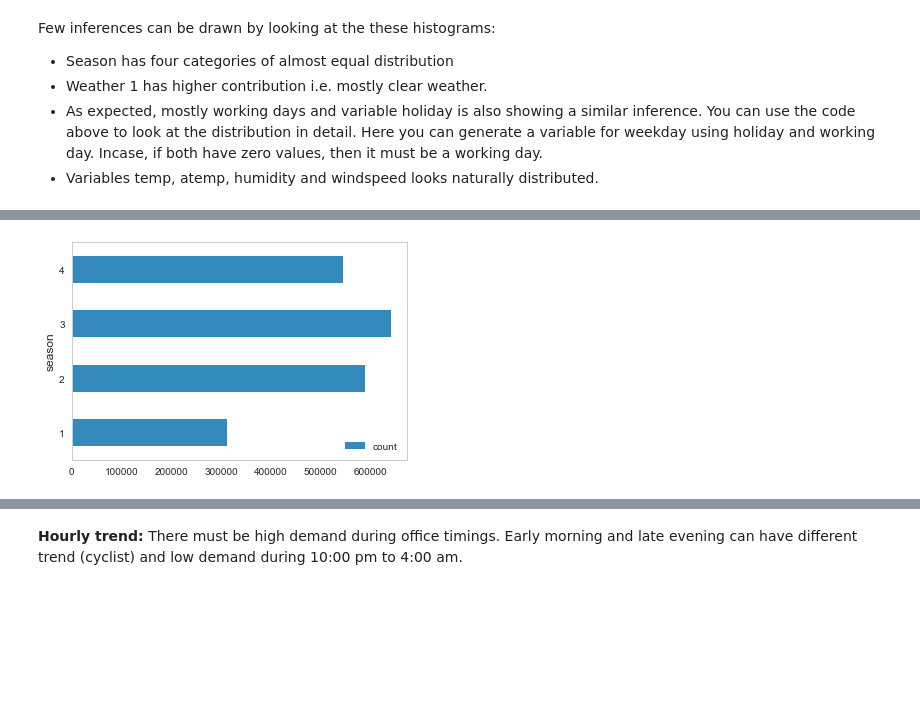
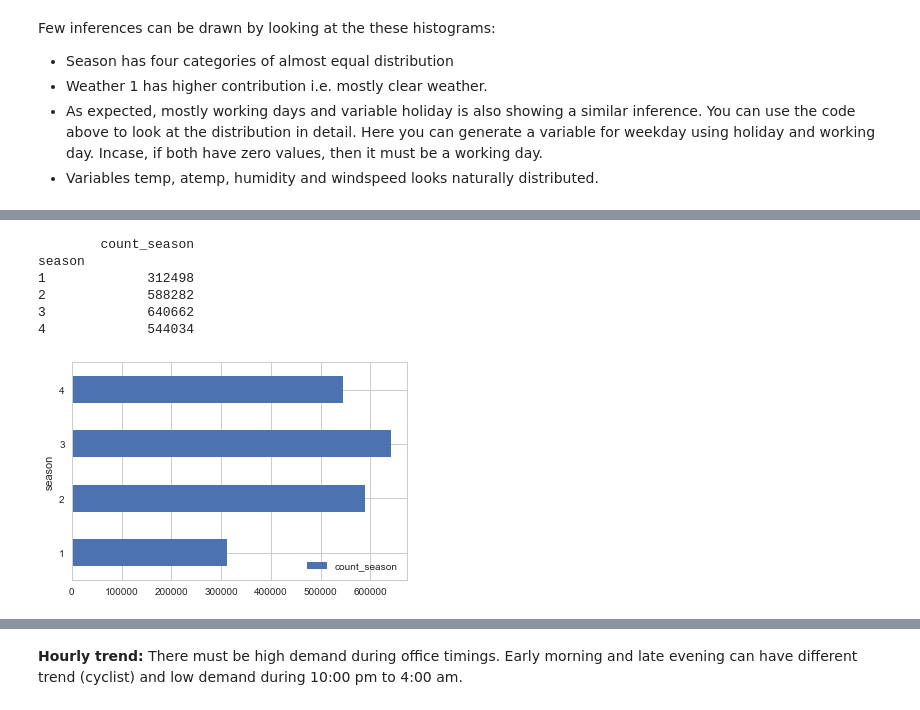
Before and after one commit to LinuxAI-PKU/ml-workspace, a Jupyter notebook: kaggle-bike-sharing-demand/kaggle-bike-sharing-demand.ipynb, the cells around one changed output, grey strips where cells are left out. Saved outputs shown, nothing was run; the diff lists cells and outputs as text; code cells hidden in the pictures; blank space fills up the shorter version.

```diff
--- a/kaggle-bike-sharing-demand/kaggle-bike-sharing-demand.ipynb
+++ b/kaggle-bike-sharing-demand/kaggle-bike-sharing-demand.ipynb
@@ -208,6 +208,11 @@ Few inferences can be drawn by looking at the these histograms:
 - Weather 1 has higher contribution i.e. mostly clear weather.
 - As expected, mostly working days and variable holiday is also showing a similar inference. You can use the code above to look at the distribution in detail. Here you can generate a variable for weekday using holiday and working day. Incase, if both have zero values, then it must be a working day.
 - Variables temp, atemp, humidity and windspeed  looks naturally distributed.
+# %%
+# logarithmic transformation of dependent cols
+# (adding 1 first so that 0 values don't become -inf)
+for col in ['casual', 'registered', 'count']:
+    all_df['%s_log' % col] = np.log(all_df[col] + 1)
 # %%
 all_df['date'] = dt.date
 all_df['day'] = dt.day
@@ -245,10 +250,22 @@ all_df["atemp"] = all_df["atemp"].interpolate(method='time')
 all_df["humidity"] = all_df["humidity"].interpolate(method='time').apply(np.round)
 all_df["windspeed"] = all_df["windspeed"].interpolate(method='time')
 # %%
+# add a count_season column using join
 by_season = all_df[all_df['data_set'] == 'train'].copy().groupby(['season'])[['count']].agg(sum)
+by_season.columns = ['count_season']
+all_df = all_df.join(by_season, on='season')
+# %%
+print(by_season)
+# %% [output]
+        count_season
+season
+1             312498
+2             588282
+3             640662
+4             544034
 # %%
 by_season.plot(kind='barh')
-plt.grid(False)
+plt.grid(True)
 plt.show()
 # %% [output]
-[figure, old version]
+[figure, new version]
```
Also changed, not shown: parts of 17 cells of this notebook, 1 other file.
